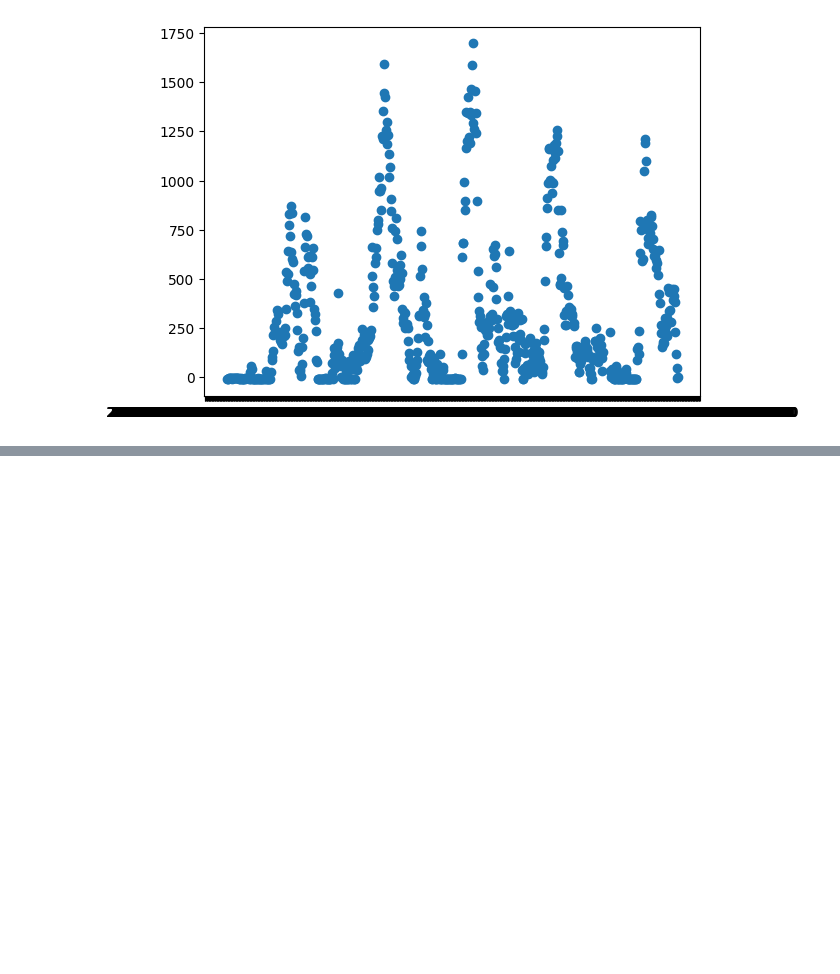
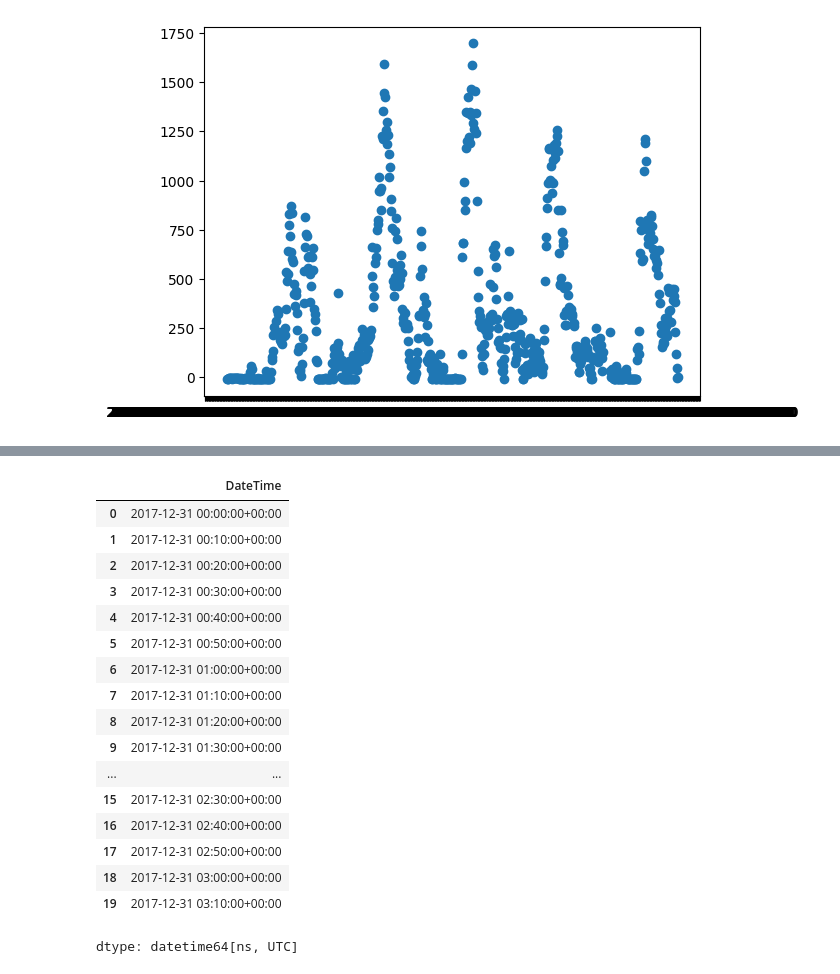
Before and after one commit to Yohannes-Kewani/Wind-Power-Forecasting, a Jupyter notebook: WindPowerForecasting.ipynb, the cells around one changed output, grey strips where cells are left out. Saved outputs shown, nothing was run; the diff lists cells and outputs as text; code cells hidden in the pictures; blank space fills up the shorter version.

```diff
--- a/WindPowerForecasting.ipynb
+++ b/WindPowerForecasting.ipynb
@@ -74,0 +111,21 @@ ax.scatter(df["Unnamed: 0"][:1000], df["ActivePower"][:1000])
+# %%
+df['DateTime'].head(20)
+# %% [output]
+|  | DateTime |
+| 0 | 2017-12-31 00:00:00+00:00 |
+| 1 | 2017-12-31 00:10:00+00:00 |
+| 2 | 2017-12-31 00:20:00+00:00 |
+| 3 | 2017-12-31 00:30:00+00:00 |
+| 4 | 2017-12-31 00:40:00+00:00 |
+| 5 | 2017-12-31 00:50:00+00:00 |
+| 6 | 2017-12-31 01:00:00+00:00 |
+| 7 | 2017-12-31 01:10:00+00:00 |
+| 8 | 2017-12-31 01:20:00+00:00 |
+| 9 | 2017-12-31 01:30:00+00:00 |
+| ... | ... |
+| 15 | 2017-12-31 02:30:00+00:00 |
+| 16 | 2017-12-31 02:40:00+00:00 |
+| 17 | 2017-12-31 02:50:00+00:00 |
+| 18 | 2017-12-31 03:00:00+00:00 |
+| 19 | 2017-12-31 03:10:00+00:00 |
+dtype: datetime64[ns, UTC]
```
Also changed, not shown: parts of 8 cells of this notebook.
